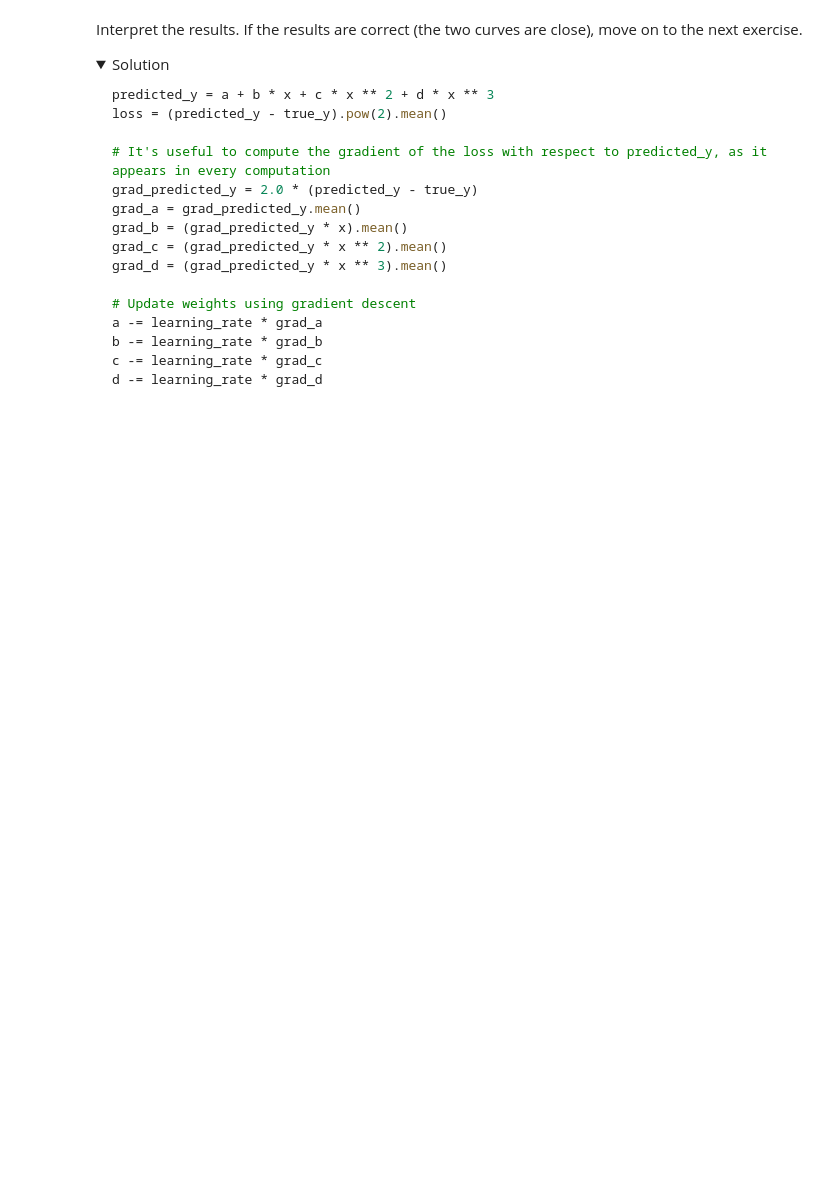
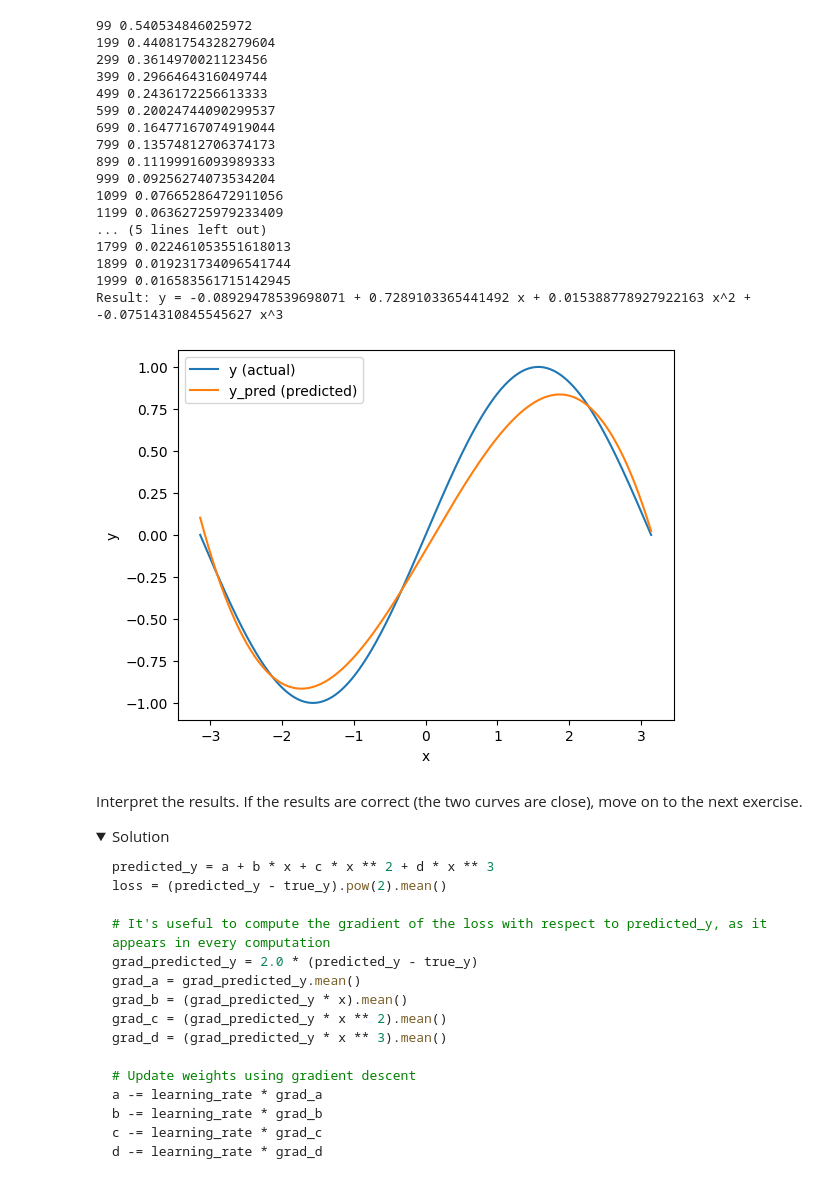
Before and after one commit to Informa-Tiger/AI-verstehen-Winteraka-2024-25, a Jupyter notebook: Hälfte 1/pytorch.ipynb, the cells around one changed output. Cells and saved outputs as stored; diff of their text form; code cells hidden in the pictures; folded sections open; blank space fills up the shorter version.

```diff
--- a/Hälfte 1/pytorch.ipynb
+++ b/Hälfte 1/pytorch.ipynb
@@ -47,43 +47,63 @@ true_y = np.sin(x)
 # Randomly initialize 4 weights, the coefficients of or degree 3 polynomial
 a = np.random.randn()
 b = np.random.randn()
 c = np.random.randn()
 d = np.random.randn()
 
 learning_rate = 1e-3
 epochs = 2000
 for t in range(epochs):
     # Forward pass: compute the predicted y
     # y = a + b·x + c·x² + d·x³
-    predicted_y = ...
+    predicted_y = a + b*x + c*x**2 + d*x**3
 
     # The loss is a measure of how far away the prediction is from the true y
     # Here we use the mean squared error. https://en.wikipedia.org/wiki/Mean_squared_error
     # Computing the loss is not necessary in numpy, but it will be necessary in Pytorch
-    loss = ...
+    loss = np.mean((predicted_y - true_y) ** 2)
     if t % 100 == 99:
         print(t, loss)
 
     # Compute the gradients of the loss with respect to a, b, c and d
     # Take a pen and paper!
     # Here we calculate the difference for each point and then calculate a gradient for each point.
     # Warning: predicted_y is a vector, and grad_a should be the mean gradient of each component of predicted_y.
-    grad_a = ...
-    grad_b = ...
-    grad_c = ...
-    grad_d = ...
+    grad_loss = 2 * (predicted_y - true_y) / len(x)
+    grad_a = np.sum(grad_loss)
+    grad_b = np.dot(grad_loss, x)
+    grad_c = np.dot(grad_loss, x**2)
+    grad_d = np.dot(grad_loss, x**3)
 
     # Update weights
-    a -= ...
-    b -= ...
-    c -= ...
-    d -= ...
+    a -= grad_a * learning_rate
+    b -= grad_b * learning_rate
+    c -= grad_c * learning_rate
+    d -= grad_d * learning_rate
 
 print(f"Result: y = {a} + {b} x + {c} x^2 + {d} x^3")
 # Tip: If if does not work, try to use .mean() instead of .sum()
 
 # Check with the plot!
 plot(predicted_y, true_y, x)
+# %% [output]
+99 0.540534846025972
+199 0.44081754328279604
+299 0.3614970021123456
+399 0.2966464316049744
+499 0.2436172256613333
+599 0.20024744090299537
+699 0.16477167074919044
+799 0.13574812706374173
+899 0.11199916093989333
+999 0.09256274073534204
+1099 0.07665286472911056
+1199 0.06362725979233409
+... (5 lines left out)
+1799 0.022461053551618013
+1899 0.019231734096541744
+1999 0.016583561715142945
+Result: y = -0.08929478539698071 + 0.7289103365441492 x + 0.015388778927922163 x^2 + -0.07514310845545627 x^3
+[figure, added]
 # %% [markdown]
 Interpret the results. If the results are correct (the two curves are close), move on to the next exercise.
 
```
